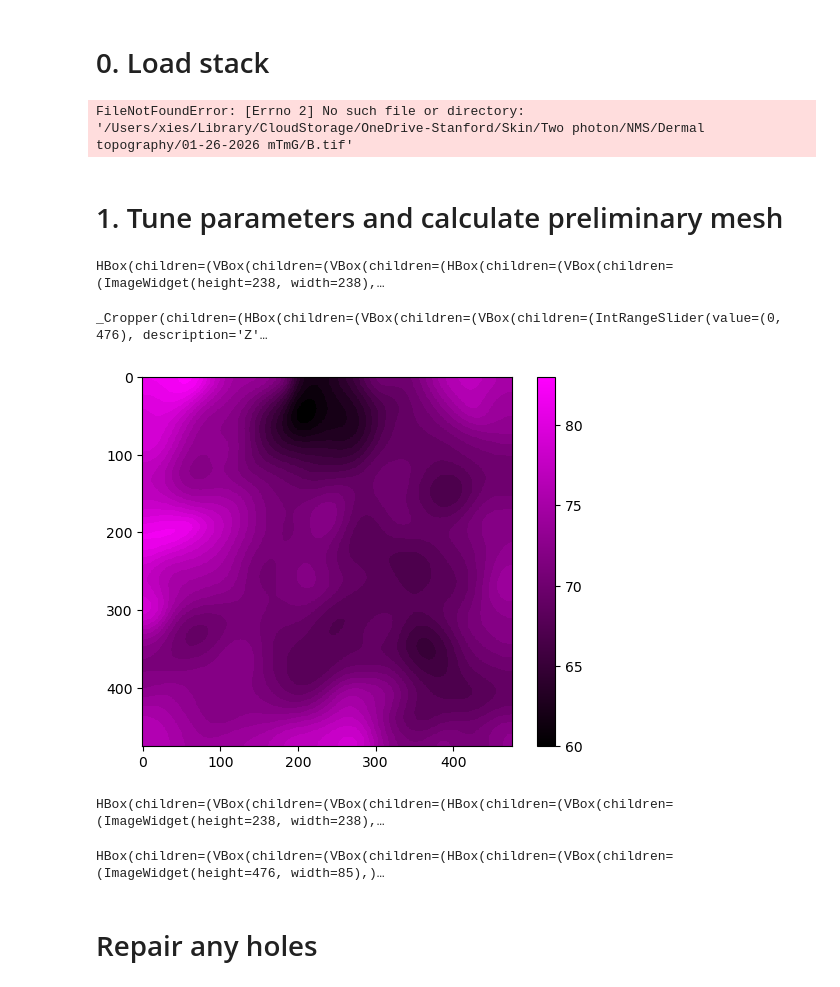
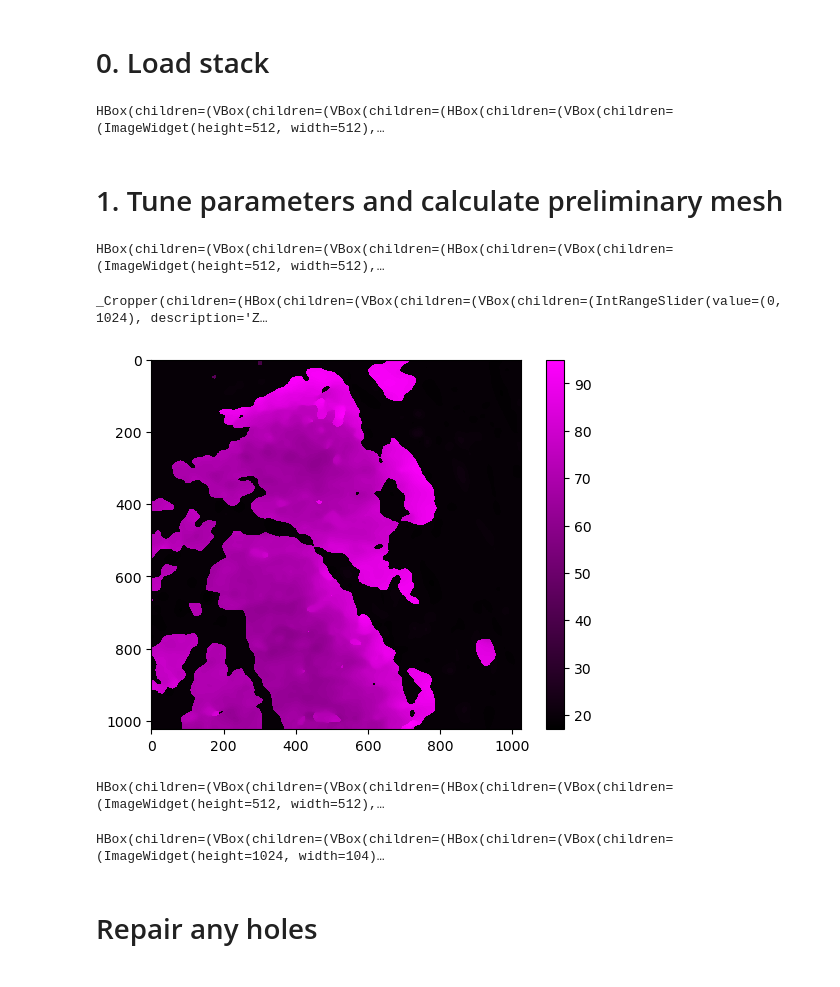
Before and after one commit to xies/mouse_skin_size_control, a Jupyter notebook: assemble_movie_notebooks/find_basement_membrane.ipynb, the cells around one changed output. Saved outputs shown, nothing was run; the diff lists cells and outputs as text; code cells hidden in the pictures.

```diff
--- a/assemble_movie_notebooks/find_basement_membrane.ipynb
+++ b/assemble_movie_notebooks/find_basement_membrane.ipynb
@@ -48,19 +48,25 @@ def find_z_of_maximal_gradient(im_diff,z_shift,threshold=0.2,method='threshold')
     return Iz
 # %%
 # Batch process
-overwrite = False
+overwrite = True
 from glob import glob
 
 dirname = '/Users/xies/Library/CloudStorage/OneDrive-Stanford/Skin/Two photon/NMS/Dermal topography/01-26-2026 mTmG'
-filenames = glob(path.join(dirname,'*/*/*/B_reg.tif'))
+filenames = glob(path.join(dirname,'M1*/*R1/1.*/B_reg.tif'))
 imstacks = {f:io.imread(f) for f in filenames}
-from measurements import get_bm_image
+from measurements import get_bm_image, get_tissue_curvature_over_grid,get_mesh_from_bm_image
+
+dz = 1
+dx = 0.59
 
 for filename,imstack in imstacks.items():
     dirname = path.split(filename)[0]
     if not path.exists(path.join(dirname,'heightmap.tif')) or overwrite:
-        heightmap,height_image = get_bm_image(imstack,sigmas=[10,20,20],gradient_sign=+1)
+        heightmap,height_image = get_bm_image(imstack,sigmas=[5,10,10],gradient_sign=+1,method='threshold',threshold=0.1)
         io.imsave(path.join(dirname,'heightmap.tif'),heightmap)
         io.imsave(path.join(dirname,'height_image.tif'),height_image)
+        mesh = get_mesh_from_bm_image(height_image, spacing=[dz,dx,dx], decimation_factor=60)
+        curvatures = get_tissue_curvature_over_grid(mesh,height_image.shape,spacing=[dz,dx,dx])
+        np.savez(path.join(dirname,'mean_curvature.npz'),mean_curvature=curvatures[0].T)
     print(f'Done with {filename}')
 # %% [output]
@@ -116,31 +83,36 @@ Done with /Users/xies/Library/CloudStorage/OneDrive-Stanford/Skin/Two photon/NMS
 # dirname = '/Users/xies/Library/CloudStorage/OneDrive-Stanford/Skin/Fixed/12-05-2025 Whole skin whole mount/Hoechst K10488 Phall594 Cdh5/3/'
 # dirname = '/Users/xies/Library/CloudStorage/OneDrive-Stanford/Skin/Two photon/Shared/K10 paw/K10-R2/Cropped'
 dirname = '/Users/xies/Library/CloudStorage/OneDrive-Stanford/Skin/Two photon/NMS/Dermal topography/01-26-2026 mTmG'
+filenames = glob(path.join(dirname,'F2*/*R3/B_align.tif'))[0]
 
-imstack = io.imread(path.join(dirname,'B.tif'))
+imstack = io.imread(filenames)[0,...]
 
 stackview.slice(imstack, zoom_factor=0.5 )
 # %% [output]
-FileNotFoundError: [Errno 2] No such file or directory: '/Users/xies/Library/CloudStorage/OneDrive-Stanford/Skin/Two photon/NMS/Dermal topography/01-26-2026 mTmG/B.tif'
+HBox(children=(VBox(children=(VBox(children=(HBox(children=(VBox(children=(ImageWidget(height=512, width=512),…
 # %% [markdown]
 # 1. Tune parameters and calculate preliminary mesh
+# %%
+#Censor overexposed pixels
+imstack[imstack == 1] = 0
 # %%
 ZZ,YY,XX = imstack.shape
 
 # Pixels to blur in XY or Z
-XY_sigma = 20
-Z_sigma = 5
+XY_sigma = 5/0.58
+Z_sigma = 5/dz
 
 im_z_blur = gaussian_filter(imstack.astype(float),
                             sigma=[Z_sigma,XY_sigma,XY_sigma])
 stackview.slice(im_z_blur,zoom_factor=0.5)
 # %% [output]
-HBox(children=(VBox(children=(VBox(children=(HBox(children=(VBox(children=(ImageWidget(height=238, width=238),…
+HBox(children=(VBox(children=(VBox(children=(HBox(children=(VBox(children=(ImageWidget(height=512, width=512),…
-# %%
-cropper = stackview.crop(im_z_blur.transpose(),zoom_factor=0.5)
-cropper
-# %% [output]
-_Cropper(children=(HBox(children=(VBox(children=(VBox(children=(IntRangeSlider(value=(0, 476), description='Z'…
+# %%
+
+cropper = stackview.crop(im_z_blur.transpose(),zoom_factor=0.5)
+cropper
+# %% [output]
+_Cropper(children=(HBox(children=(VBox(children=(VBox(children=(IntRangeSlider(value=(0, 1024), description='Z…
 # %%
 # Crop along the z-axis, and save the crop range for padding later
 Z_top = cropper.range[2].start
@@ -149,17 +121,17 @@ cropped_blur = im_z_blur[cropper.range[2],...]
 # %%
 # Set sign to +1 if using 'collagen only' and -1 if keratinocytes only
 sign = 1
 
 # How much to 'shift up or down' (NB: +z is down)
-z_shift = +15
+z_shift = 0
 
 im_diff = get_z_gradient(cropped_blur,sign)
-Iz = find_z_of_maximal_gradient(im_diff/im_diff.max(),z_shift,method='threshold',threshold=0.2)
+Iz = find_z_of_maximal_gradient(im_diff/im_diff.max(),z_shift,method='maximum',threshold=0.2)
 Iz += Z_top
 
 stackview.imshow(Iz.astype(np.int8),axes=True,colormap='pure_magenta',colorbar=True)
 # %% [output]
-[figure, old version]
+[figure, new version]
 # %%
 # Reconstruct the height image
 height_image = make_image_from_heightmap(Iz + Z_top,ZZ)
@@ -171,7 +143,7 @@ stackview.switch(
     zoom_factor=0.5,
 )
 # %% [output]
-HBox(children=(VBox(children=(VBox(children=(HBox(children=(VBox(children=(ImageWidget(height=238, width=238),…
+HBox(children=(VBox(children=(VBox(children=(HBox(children=(VBox(children=(ImageWidget(height=512, width=512),…
 # %%
 # Orthogonal view
 stackview.switch(
@@ -182,7 +154,7 @@ stackview.switch(
     zoom_factor=1,
 )
 # %% [output]
-HBox(children=(VBox(children=(VBox(children=(HBox(children=(VBox(children=(ImageWidget(height=476, width=85),)…
+HBox(children=(VBox(children=(VBox(children=(HBox(children=(VBox(children=(ImageWidget(height=1024, width=104)…
 # %% [markdown]
 # Repair any holes
 # %%
```
Also changed, not shown: parts of 8 cells of this notebook, 11 other files.
